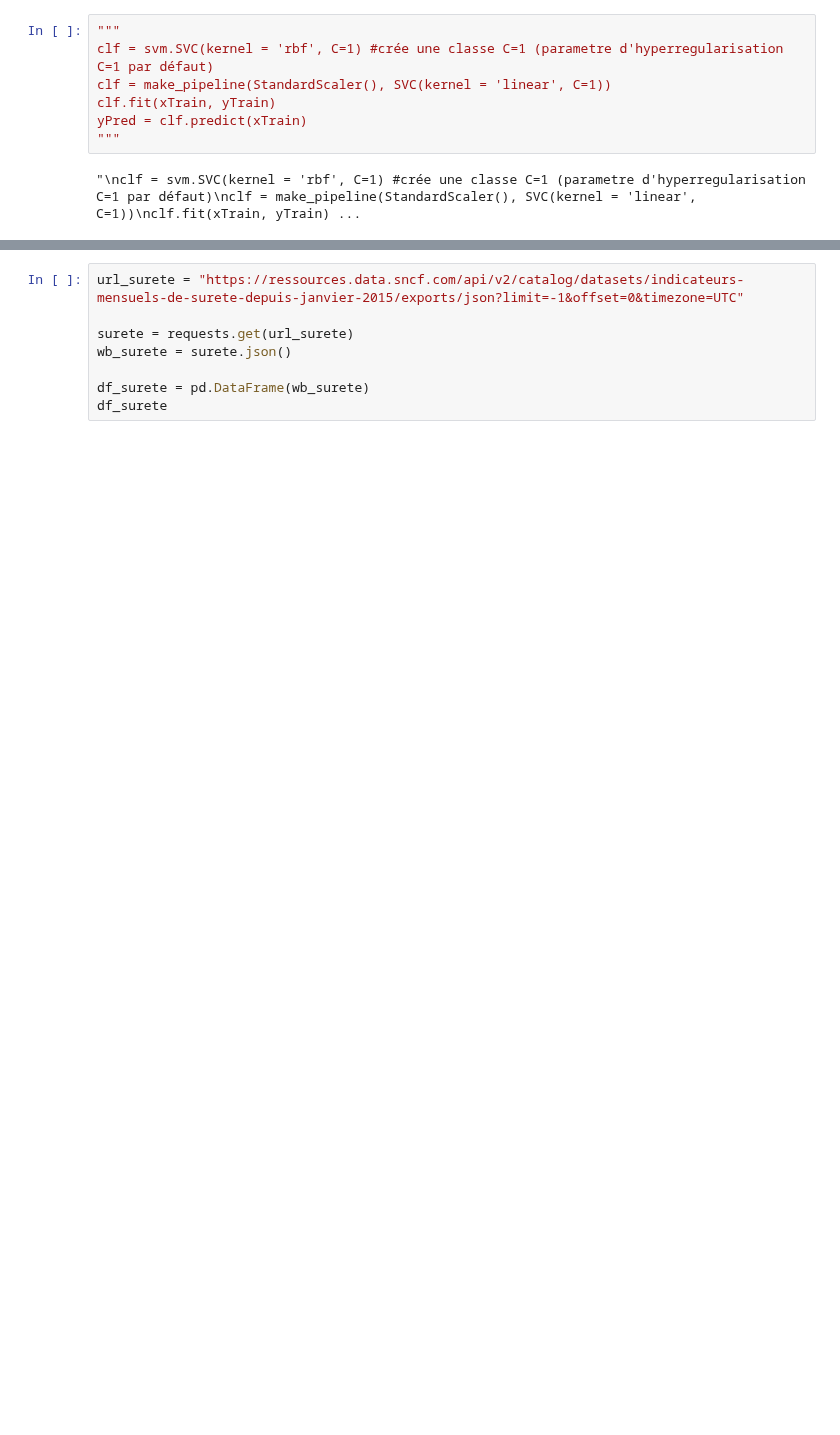
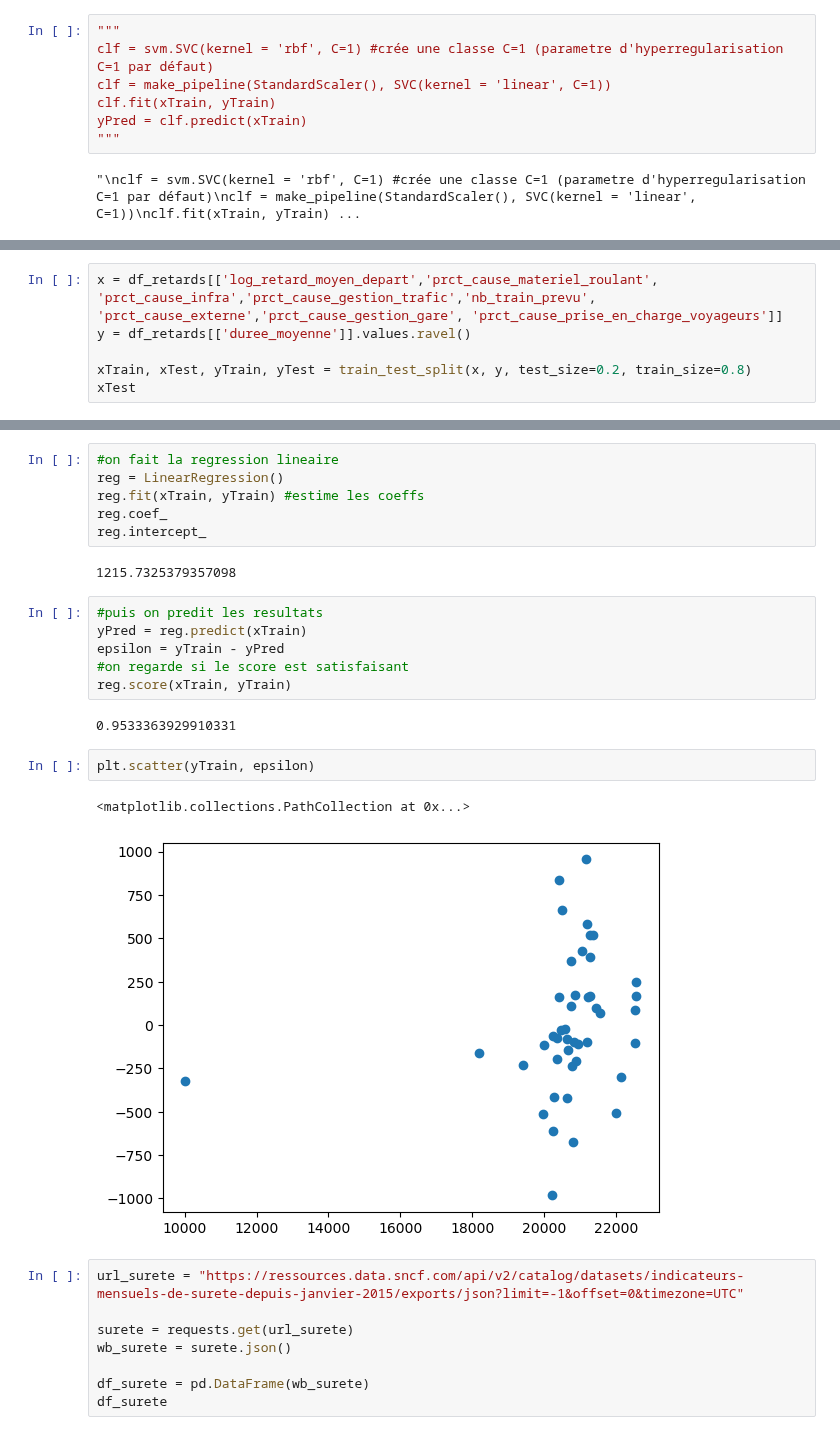
Before and after one commit to DiegoRenaud/Exercice, a Jupyter notebook: Retards_causes_reg.ipynb, the cells around one changed output, grey strips where cells are left out. Drawn from its saved outputs; the diff is of its cells as text; blank space fills up the shorter version.

```diff
--- a/Retards_causes_reg.ipynb
+++ b/Retards_causes_reg.ipynb
@@ -190,0 +160,6 @@ plt.scatter(yTrain, epsilon)
+# %%
+x = df_retards[['log_retard_moyen_depart','prct_cause_materiel_roulant', 'prct_cause_infra','prct_cause_gestion_trafic','nb_train_prevu', 'prct_cause_externe','prct_cause_gestion_gare', 'prct_cause_prise_en_charge_voyageurs']]
+y = df_retards[['duree_moyenne']].values.ravel()
+
+xTrain, xTest, yTrain, yTest = train_test_split(x, y, test_size=0.2, train_size=0.8)
+xTest
@@ -191,3 +181,24 @@ plt.scatter(yTrain, epsilon)
+# %%
+#on fait la regression lineaire
+reg = LinearRegression()
+reg.fit(xTrain, yTrain) #estime les coeffs
+reg.coef_
+reg.intercept_
+# %% [output]
+1215.7325379357098
+# %%
+#puis on predit les resultats
+yPred = reg.predict(xTrain)
+epsilon = yTrain - yPred
+#on regarde si le score est satisfaisant
+reg.score(xTrain, yTrain)
+# %% [output]
+0.9533363929910331
+# %%
+plt.scatter(yTrain, epsilon)
+# %% [output]
+<matplotlib.collections.PathCollection at 0x...>
+[figure, added]
 # %%
 url_surete = "https://ressources.data.sncf.com/api/v2/catalog/datasets/indicateurs-mensuels-de-surete-depuis-janvier-2015/exports/json?limit=-1&offset=0&timezone=UTC"
 
```
Also changed, not shown: parts of 9 cells of this notebook.
